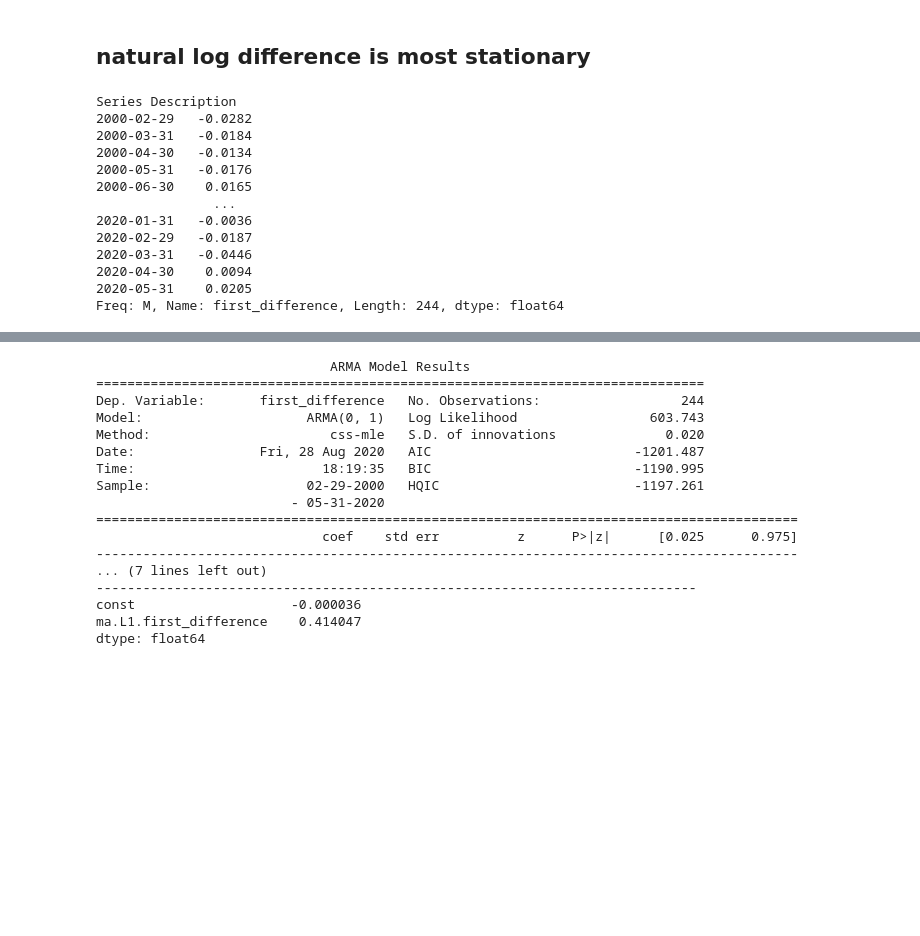
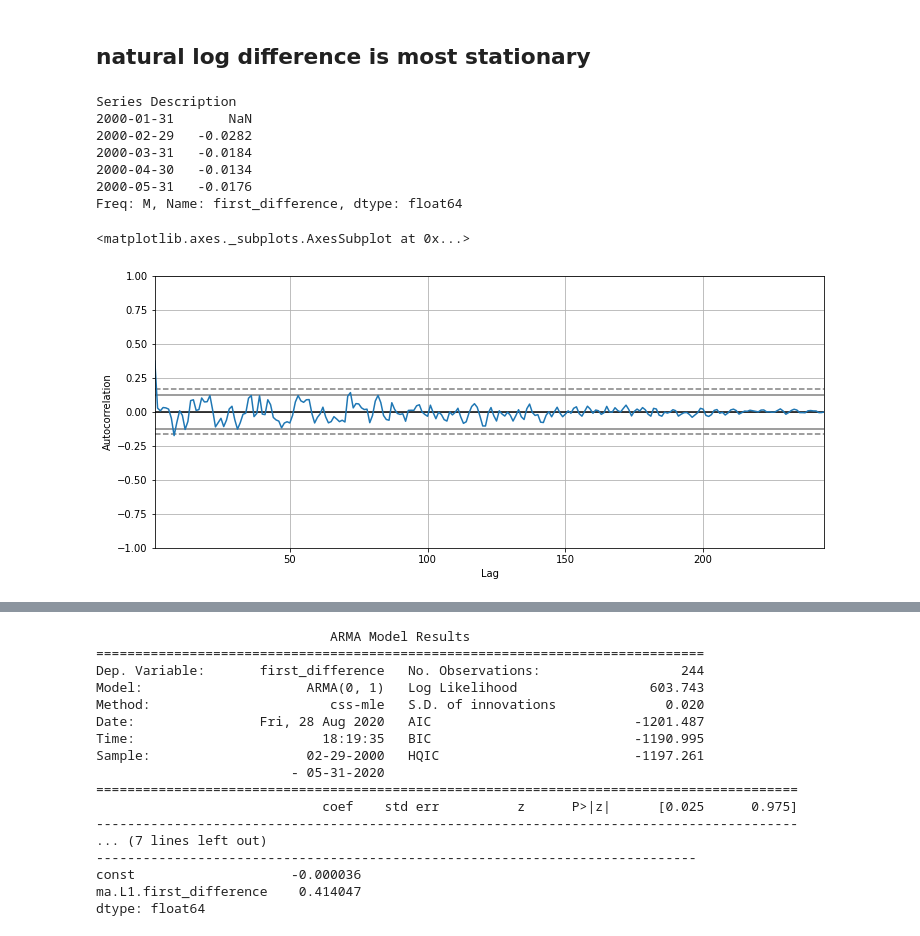
Before and after one commit to marmistead91/Foreign-Exchange-Rates-Time-Series, a Jupyter notebook: Time Series.ipynb, the cells around one changed output, grey strips where cells are left out. Saved outputs shown, nothing was run; the diff lists cells and outputs as text; code cells hidden in the pictures; blank space fills up the shorter version.

```diff
--- a/Time Series.ipynb
+++ b/Time Series.ipynb
@@ -580,18 +580,20 @@ dtype: float64
 # %% [markdown]
 ## natural log difference is most stationary
 # %%
-month_aus.first_difference.dropna(inplace=False)
+month_aus.first_difference.head()
 # %% [output]
 Series Description
+2000-01-31       NaN
 2000-02-29   -0.0282
 2000-03-31   -0.0184
 2000-04-30   -0.0134
 2000-05-31   -0.0176
-2000-06-30    0.0165
-               ...
-2020-01-31   -0.0036
-2020-02-29   -0.0187
-2020-03-31   -0.0446
-2020-04-30    0.0094
-2020-05-31    0.0205
-Freq: M, Name: first_difference, Length: 244, dtype: float64
+Freq: M, Name: first_difference, dtype: float64
+# %%
+from pandas.plotting import autocorrelation_plot
+
+plt.figure(figsize=(12,5))
+autocorrelation_plot(month_aus.first_difference.dropna())
+# %% [output]
+<matplotlib.axes._subplots.AxesSubplot at 0x...>
+[figure, added]
```
Also changed, not shown: parts of 3 cells of this notebook.
